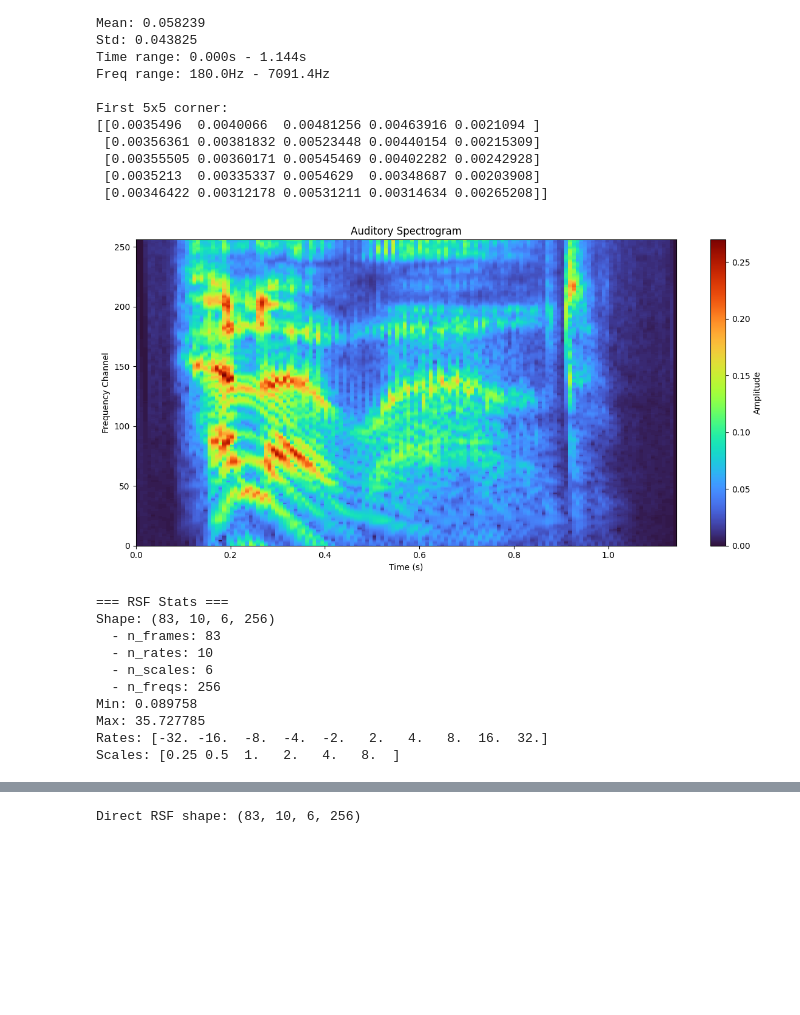
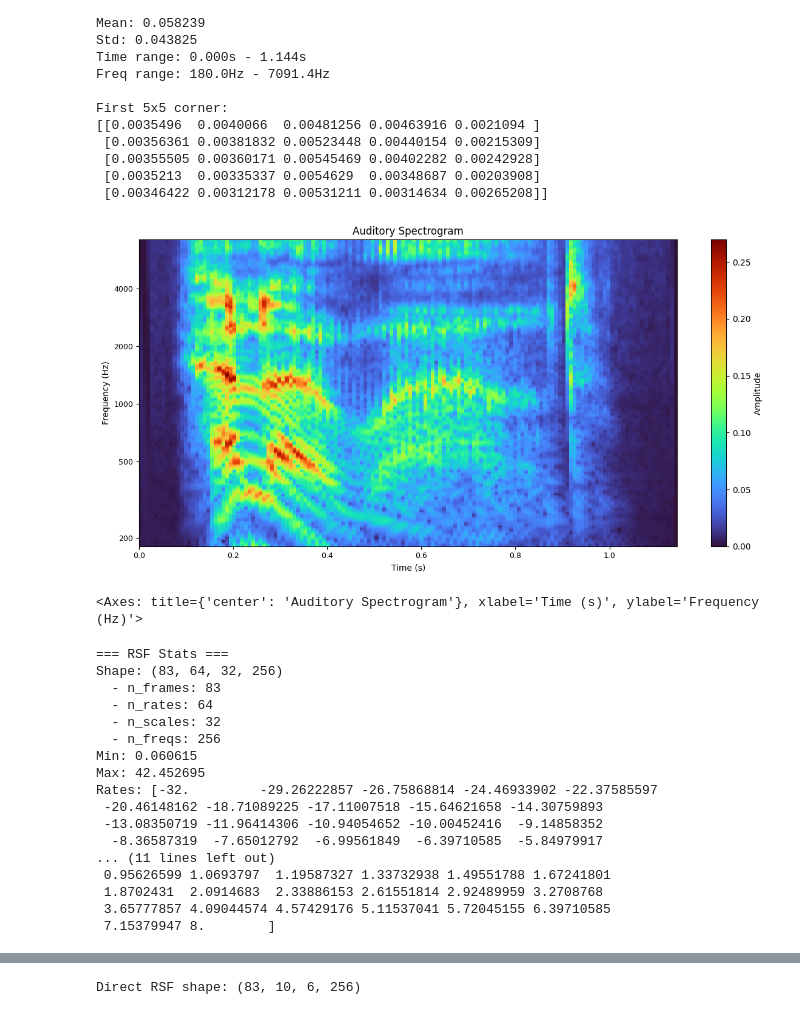
Before and after one commit to JHU-LCAP/PyGaborSTM, a Jupyter notebook: notebooks/example_usage.ipynb, the cells around one changed output, grey strips where cells are left out. Saved outputs shown, nothing was run; the diff lists cells and outputs as text; code cells hidden in the pictures; blank space fills up the shorter version.

```diff
--- a/notebooks/example_usage.ipynb
+++ b/notebooks/example_usage.ipynb
@@ -62,13 +62,13 @@ First 5x5 corner:
  [0.00346422 0.00312178 0.00531211 0.00314634 0.00265208]]
 # %%
 # Plot spectrogram
-stm.plot_spectrogram(spectrogram, titles="Auditory Spectrogram")
+stm.plot_spectrogram(spectrogram, title="Auditory Spectrogram")
 # %% [output]
-[figure, old version]
+[figure, new version]
+<Axes: title={'center': 'Auditory Spectrogram'}, xlabel='Time (s)', ylabel='Frequency (Hz)'>
 # %%
 # Compute RSF representation
-gabor_model = stm.GaborFilterbank()
-rsf = gabor_model.compute(spectrogram)
+rsf = stm.rsf(spectrogram, config=stm.GaborConfig(resolution="ultra"))
 
 print("\n=== RSF Stats ===")
 print(f"Shape: {rsf.shape}")
@@ -82,15 +82,22 @@ print(f"Rates: {rsf.rates}")
 print(f"Scales: {rsf.scales}")
 # %% [output]
 === RSF Stats ===
-Shape: (83, 10, 6, 256)
+Shape: (83, 64, 32, 256)
   - n_frames: 83
-  - n_rates: 10
-  - n_scales: 6
+  - n_rates: 64
+  - n_scales: 32
   - n_freqs: 256
-Min: 0.089758
-Max: 35.727785
-Rates: [-32. -16.  -8.  -4.  -2.   2.   4.   8.  16.  32.]
-Scales: [0.25 0.5  1.   2.   4.   8.  ]
+Min: 0.060615
+Max: 42.452695
+Rates: [-32.         -29.26222857 -26.75868814 -24.46933902 -22.37585597
+ -20.46148162 -18.71089225 -17.11007518 -15.64621658 -14.30759893
+ -13.08350719 -11.96414306 -10.94054652 -10.00452416  -9.14858352
+  -8.36587319  -7.65012792  -6.99561849  -6.39710585  -5.84979917
+... (11 lines left out)
+ 0.95626599 1.0693797  1.19587327 1.33732938 1.49551788 1.67241801
+ 1.8702431  2.0914683  2.33886153 2.61551814 2.92489959 3.2708768
+ 3.65777857 4.09044574 4.57429176 5.11537041 5.72045155 6.39710585
+ 7.15379947 8.        ]
 # %%
 # Plot RSF - unfolded
 stm.plot_rsf(rsf, title=f"Rate-Scale Profile (Unfolded): {filepath.name}")
```
Also changed, not shown: parts of 3 cells of this notebook, 9 other files.
